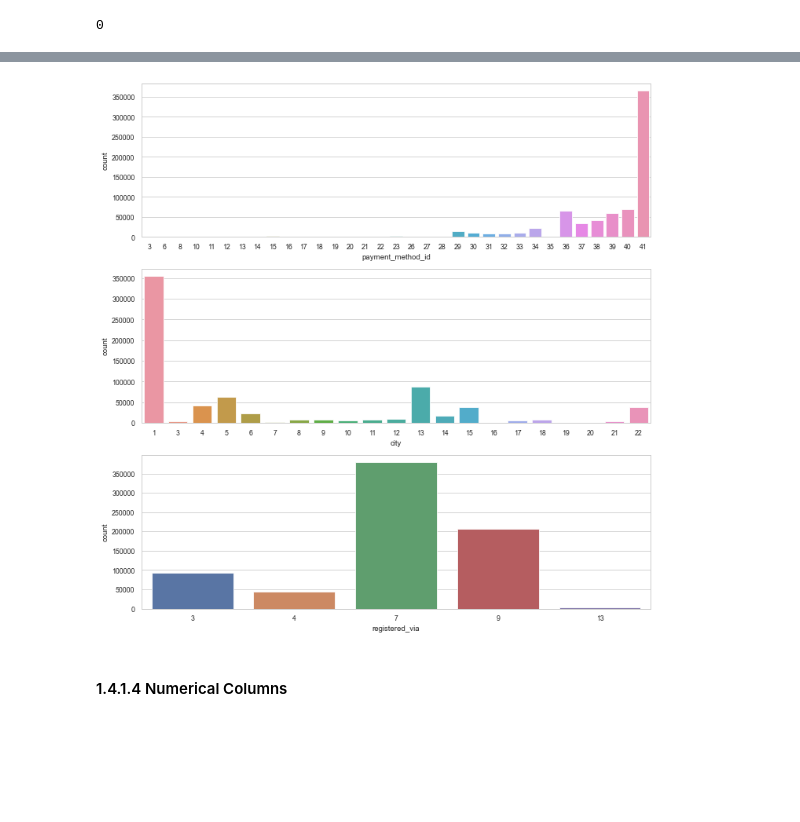
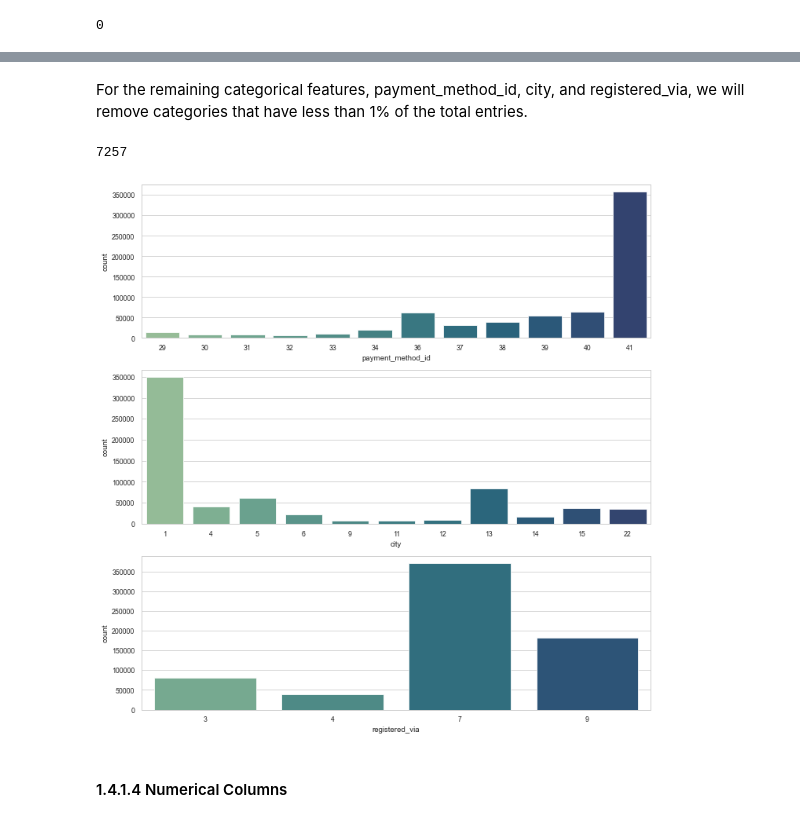
Before and after one commit to bmensah/springboard, a Jupyter notebook: capstone2/churn_analysis/capstone2_notebooks/Capstone2_Data_Wrangling.ipynb, the cells around one changed output, grey strips where cells are left out. Drawn from its saved outputs; the diff is of its cells as text; code cells hidden in the pictures; blank space fills up the shorter version.

Commit message:
trim outliers from categorical features

```diff
--- a/capstone2/churn_analysis/capstone2_notebooks/Capstone2_Data_Wrangling.ipynb
+++ b/capstone2/churn_analysis/capstone2_notebooks/Capstone2_Data_Wrangling.ipynb
@@ -477,13 +477,24 @@ full_pd_df.gender.value_counts()[0] / full_pd_df.gender.value_counts()[1]
+# %% [markdown]
+For the remaining categorical features, payment_method_id, city, and registered_via, we will remove categories that have less than 1% of the total entries.
+# %%
+cutoff = int(full_pd_df.shape[0]*0.01)
+cutoff
+# %% [output]
+7257
+# %%
+cat_features = ["payment_method_id", "city", "registered_via"]
+for feature in cat_features:
+    popular = [i for i in full_pd_df[feature].unique() if (full_pd_df[feature].value_counts() > cutoff)[i]]
+    full_pd_df = full_pd_df[full_pd_df[feature].isin(popular)]
 # %%
 # make bars charts to see the distributions of payment_method_id, city, and registered_via
-cat_features = ["payment_method_id", "city", "registered_via"]
 sns.set_context("paper")
 fig, axs = plt.subplots(3, 1, figsize=(10,10))
 for i, feature in enumerate(cat_features):
-    sns.countplot(x=feature, data=full_pd_df, ax=axs[i]);
+    sns.countplot(x=feature, data=full_pd_df, ax=axs[i], palette="crest");
 fig.tight_layout()
 # %% [output]
-[figure, old version]
+[figure, new version]
 # %% [markdown]
 #### 1.4.1.4 Numerical Columns<a id="Numerical_Columns"></a>
 # %% [markdown]
```
Also changed, not shown: parts of 18 cells of this notebook.
